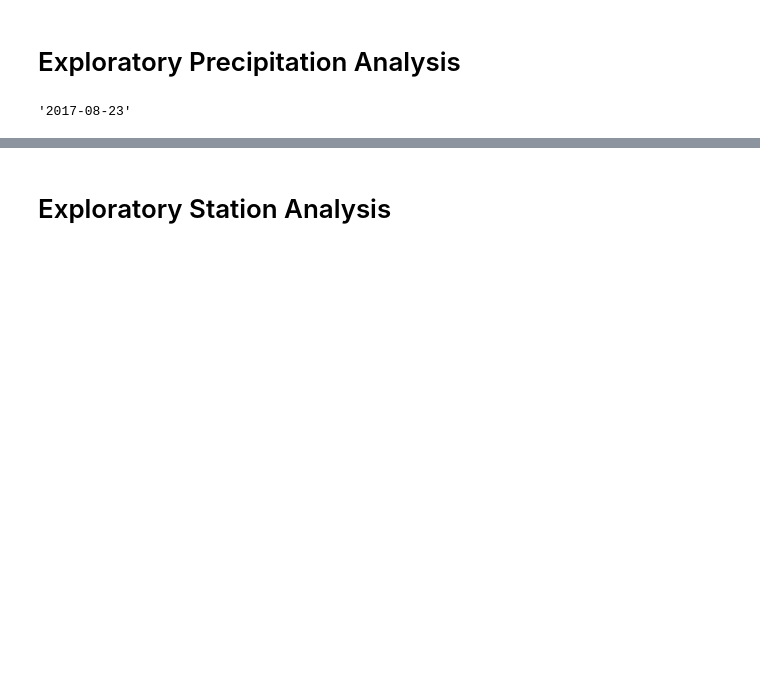
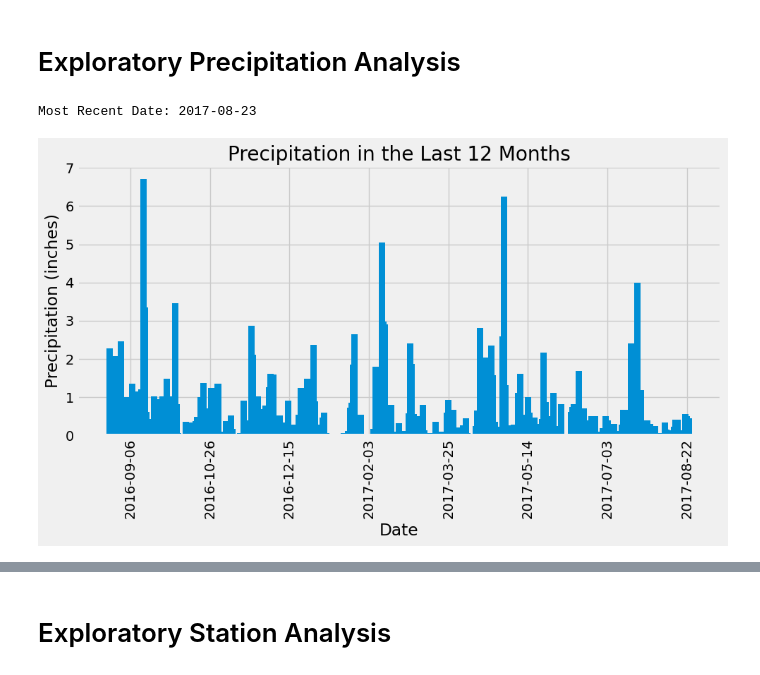
Before and after one commit to jrobertofg/sqlalchemy-challenge, a Jupyter notebook: SurfsUp/climate_starter.ipynb, the cells around one changed output, grey strips where cells are left out. Drawn from its saved outputs; the diff is of its cells as text; code cells hidden in the pictures; blank space fills up the shorter version.

```diff
--- a/SurfsUp/climate_starter.ipynb
+++ b/SurfsUp/climate_starter.ipynb
@@ -40,8 +42,40 @@ session = Session(bind=engine)
 # Exploratory Precipitation Analysis
 # %%
 # Find the most recent date in the data set.
-most_recent_date = session.query(func.max(Measurement.date)).scalar()
-most_recent_date
+most_recent_date_str = session.query(func.max(Measurement.date)).scalar()
+print(f"Most Recent Date: {most_recent_date_str}")
 # %% [output]
-'2017-08-23'
+Most Recent Date: 2017-08-23
+# %%
+# Design a query to retrieve the last 12 months of precipitation data and plot the results.
+# Starting from the most recent data point in the database.
+most_recent_date = datetime.strptime(most_recent_date_str, '%Y-%m-%d')
+one_year_ago = most_recent_date - timedelta(days=365)
+
+# Perform a query to retrieve the data and precipitation scores for the last 12 months
+precipitation_data = session.query(Measurement.date, Measurement.prcp).\
+    filter(Measurement.date >= one_year_ago).all()
+
+# Close the session
+session.close()
+
+# Save the query results as a Pandas DataFrame. Explicitly set the column names
+precipitation_df = pd.DataFrame(precipitation_data, columns=['Date', 'Precipitation'])
+
+# Sort the DataFrame by date
+precipitation_df['Date'] = pd.to_datetime(precipitation_df['Date'])
+precipitation_df.sort_values(by='Date', inplace=True)
+
+# Use Pandas Plotting with Matplotlib to plot the data
+plt.figure(figsize=(10, 6))
+plt.bar(precipitation_df['Date'], precipitation_df['Precipitation'], width=4)
+plt.title('Precipitation in the Last 12 Months')
+plt.xlabel('Date')
+plt.ylabel('Precipitation (inches)')
+plt.xticks(rotation=90)
+plt.gca().xaxis.set_major_locator(plt.MaxNLocator(10))  # Adjust the number of date labels
+plt.tight_layout()
+plt.show()
+# %% [output]
+[figure, added]
 # %%
```
Also changed, not shown: parts of 8 cells of this notebook, 2 other files.
